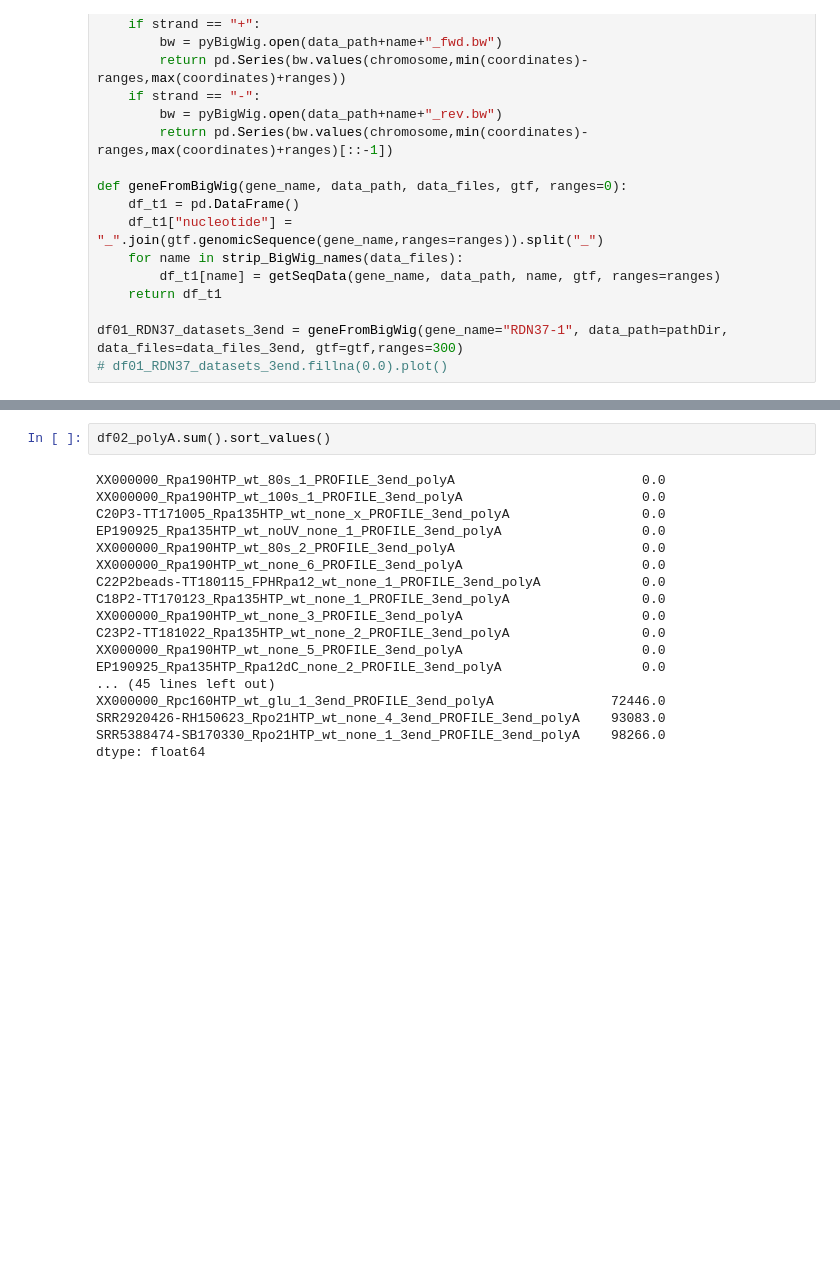
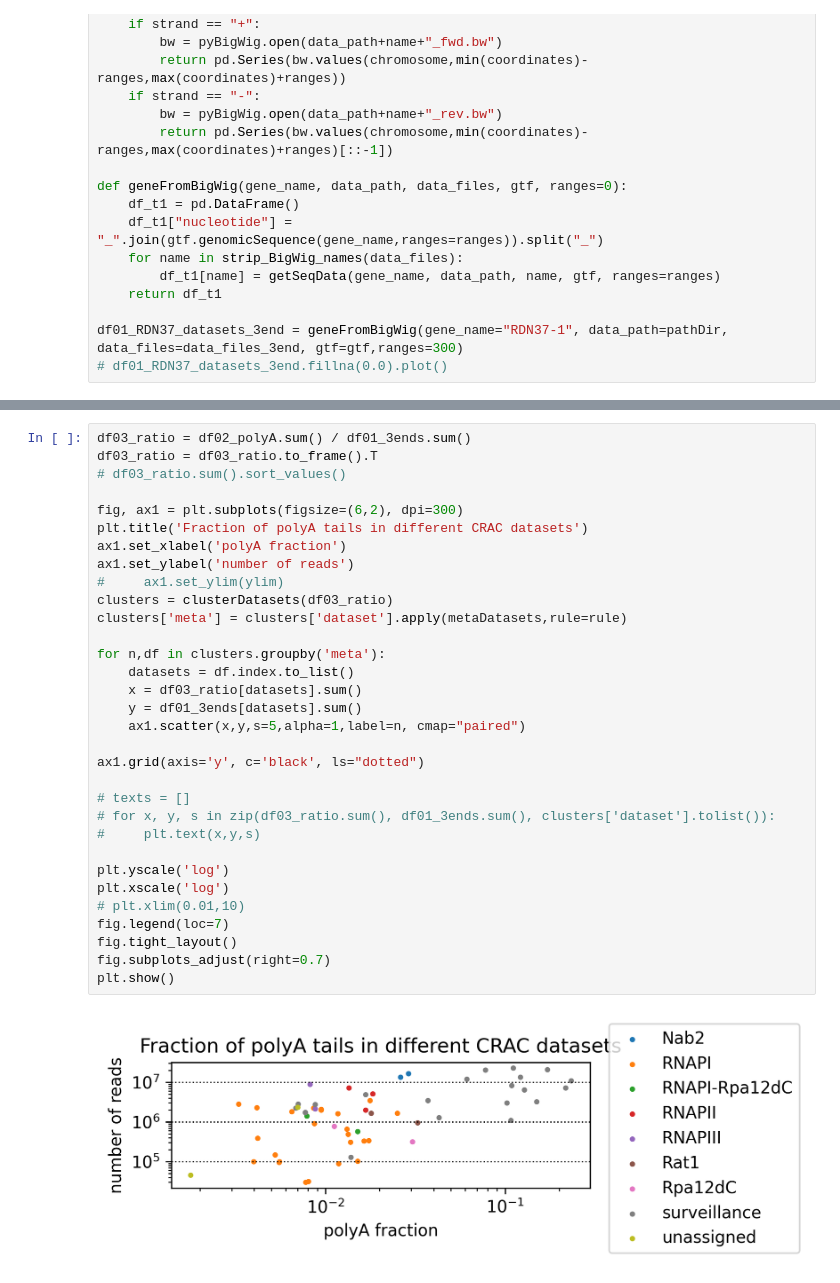
Before and after one commit to tturowski/Pol1_termination_MS, a Jupyter notebook: 05_notebooks/Fig_1.ipynb, the cells around one changed output, grey strips where cells are left out. Cells and saved outputs as stored; diff of their text form; blank space fills up the shorter version.

```diff
--- a/05_notebooks/Fig_1.ipynb
+++ b/05_notebooks/Fig_1.ipynb
@@ -98,20 +158,34 @@ df02_polyA = getTotalCountBigWig(chrom=chr_len.sort_index().to_dict(),data_path=
 # %%
-df02_polyA.sum().sort_values()
+df03_ratio = df02_polyA.sum() / df01_3ends.sum()
+df03_ratio = df03_ratio.to_frame().T
+# df03_ratio.sum().sort_values()
+
+fig, ax1 = plt.subplots(figsize=(6,2), dpi=300)
+plt.title('Fraction of polyA tails in different CRAC datasets')
+ax1.set_xlabel('polyA fraction')
+ax1.set_ylabel('number of reads')
+#     ax1.set_ylim(ylim)
+clusters = clusterDatasets(df03_ratio)
+clusters['meta'] = clusters['dataset'].apply(metaDatasets,rule=rule)
+
+for n,df in clusters.groupby('meta'):
+    datasets = df.index.to_list()
+    x = df03_ratio[datasets].sum()
+    y = df01_3ends[datasets].sum()
+    ax1.scatter(x,y,s=5,alpha=1,label=n, cmap="paired")
+
+ax1.grid(axis='y', c='black', ls="dotted")
+
+# texts = []
+# for x, y, s in zip(df03_ratio.sum(), df01_3ends.sum(), clusters['dataset'].tolist()):
+#     plt.text(x,y,s)
+
+plt.yscale('log')
+plt.xscale('log')
+# plt.xlim(0.01,10)
+fig.legend(loc=7)
+fig.tight_layout()
+fig.subplots_adjust(right=0.7)
+plt.show()
 # %% [output]
-XX000000_Rpa190HTP_wt_80s_1_PROFILE_3end_polyA                        0.0
-XX000000_Rpa190HTP_wt_100s_1_PROFILE_3end_polyA                       0.0
-C20P3-TT171005_Rpa135HTP_wt_none_x_PROFILE_3end_polyA                 0.0
-EP190925_Rpa135HTP_wt_noUV_none_1_PROFILE_3end_polyA                  0.0
-XX000000_Rpa190HTP_wt_80s_2_PROFILE_3end_polyA                        0.0
-XX000000_Rpa190HTP_wt_none_6_PROFILE_3end_polyA                       0.0
-C22P2beads-TT180115_FPHRpa12_wt_none_1_PROFILE_3end_polyA             0.0
-C18P2-TT170123_Rpa135HTP_wt_none_1_PROFILE_3end_polyA                 0.0
-XX000000_Rpa190HTP_wt_none_3_PROFILE_3end_polyA                       0.0
-C23P2-TT181022_Rpa135HTP_wt_none_2_PROFILE_3end_polyA                 0.0
-XX000000_Rpa190HTP_wt_none_5_PROFILE_3end_polyA                       0.0
-EP190925_Rpa135HTP_Rpa12dC_none_2_PROFILE_3end_polyA                  0.0
-... (45 lines left out)
-XX000000_Rpc160HTP_wt_glu_1_3end_PROFILE_3end_polyA               72446.0
-SRR2920426-RH150623_Rpo21HTP_wt_none_4_3end_PROFILE_3end_polyA    93083.0
-SRR5388474-SB170330_Rpo21HTP_wt_none_1_3end_PROFILE_3end_polyA    98266.0
-dtype: float64
+[figure, added]
```
Also changed, not shown: parts of 8 cells of this notebook, 40 other files.
